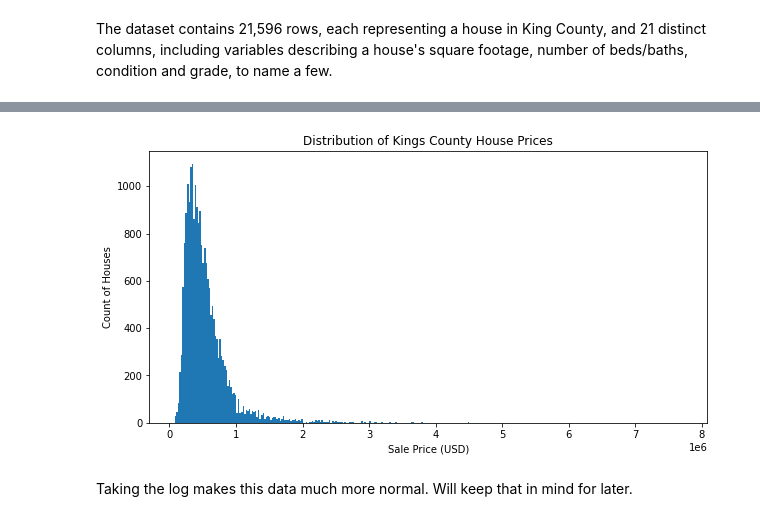
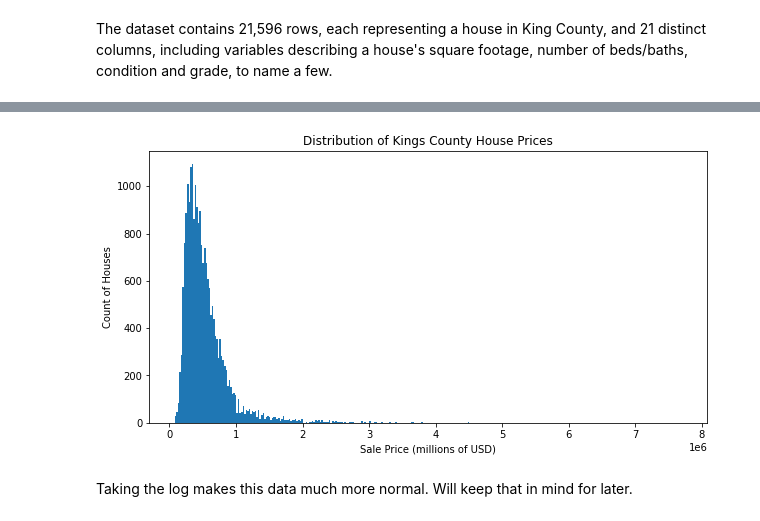
Before and after one commit to ntdoris/dsc-phase-2-project-v2-3, a Jupyter notebook: student.ipynb, the cells around one changed output, grey strips where cells are left out. Drawn from its saved outputs; the diff is of its cells as text; code cells hidden in the pictures.

```diff
--- a/student.ipynb
+++ b/student.ipynb
@@ -84,13 +84,13 @@ df.describe()
 # %%
 fig, ax = plt.subplots(figsize=(10, 5))
 
 ax.hist(df['price'], bins='auto')
 
-ax.set_xlabel("Sale Price (USD)")
+ax.set_xlabel("Sale Price (millions of USD)")
 ax.set_ylabel("Count of Houses")
 ax.set_title("Distribution of Kings County House Prices");
 # %% [output]
-[figure, old version]
+[figure, new version]
 # %% [markdown]
 Taking the log makes this data much more normal. Will keep that in mind for later.
 # %%
```
Also changed, not shown: parts of 2 cells of this notebook.
